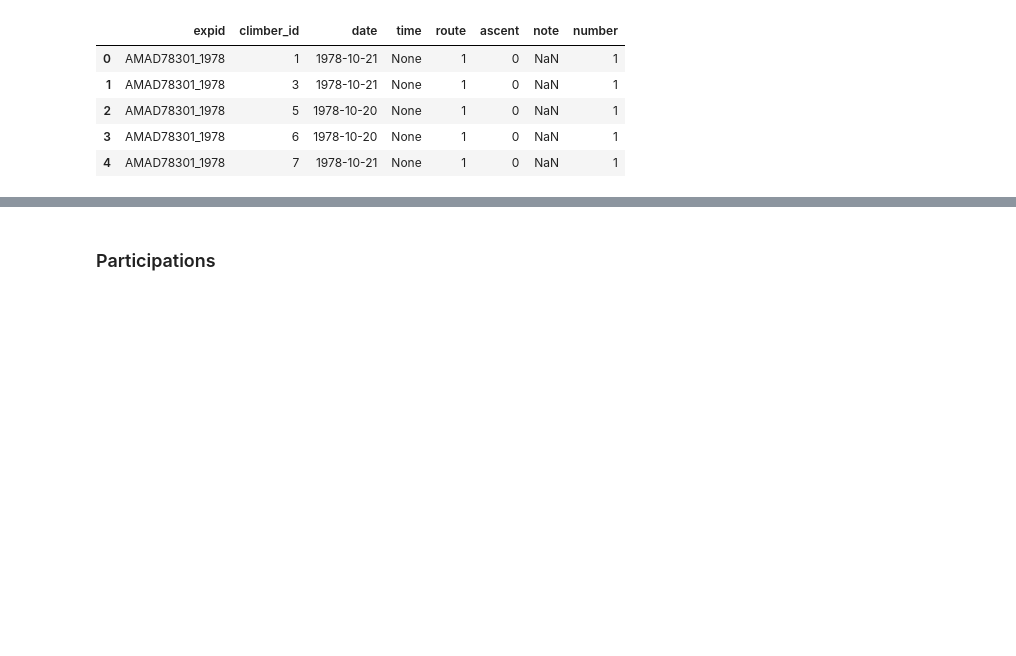
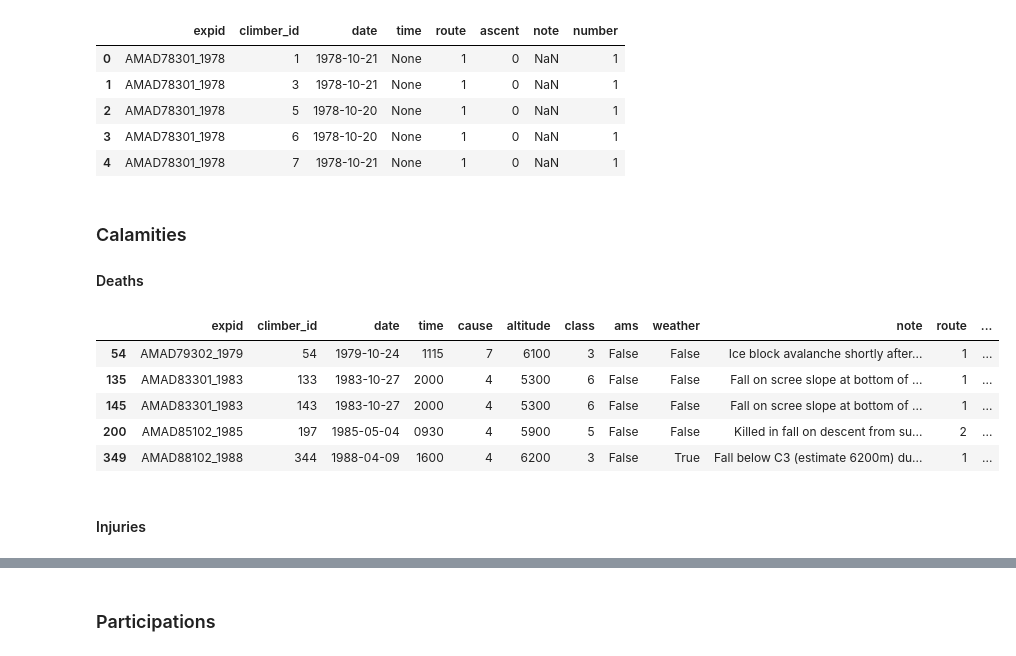
Before and after one commit to bastien-winant/himalayan-db-ingest, a Jupyter notebook: scripts/members.ipynb, the cells around one changed output, grey strips where cells are left out. Drawn from its saved outputs; the diff is of its cells as text; code cells hidden in the pictures; blank space fills up the shorter version.

Commit message:
climber calamities table

```diff
--- a/scripts/members.ipynb
+++ b/scripts/members.ipynb
@@ -96,3 +98,27 @@ df = df.drop(
 	['msmtdate1', 'msmttime1', 'mroute1', 'mascent1', 'msmtnote1', 'msmtdate2', 'msmttime2', 'mroute2', 'mascent2', 'msmtnote2',
 	 'msmtdate3', 'msmttime3', 'mroute3', 'mascent3', 'msmtnote3'], axis=1)\
 	.drop_duplicates()
+# %% [markdown]
+### Calamities
+#### Deaths
+# %%
+df_deaths = df.loc[
+	df.death,
+	['expid', 'climber_id', 'death', 'deathdate', 'deathtime', 'deathtype', 'deathhgtm', 'deathclass', 'ams', 'weather',
+	 'deathnote', 'deathrte']]\
+	.drop('death', axis=1)\
+	.rename({'deathdate': 'date', 'deathtime': 'time', 'deathtype': 'cause', 'deathhgtm': 'altitude', 'deathclass': 'class',
+					 'deathnote': 'note', 'deathrte': 'route'}, axis=1)
+df_deaths['type'] = 'death'
+df_deaths.route = float_to_int(df_deaths.route)
+# %%
+df_deaths.head()
+# %% [output]
+|  | expid | climber_id | date | time | cause | altitude | class | ams | weather | note | route | ... |
+| 54 | AMAD79302_1979 | 54 | 1979-10-24 | 1115 | 7 | 6100 | 3 | False | False | Ice block avalanche shortly after... | 1 | ... |
+| 135 | AMAD83301_1983 | 133 | 1983-10-27 | 2000 | 4 | 5300 | 6 | False | False | Fall on scree slope at bottom of ... | 1 | ... |
+| 145 | AMAD83301_1983 | 143 | 1983-10-27 | 2000 | 4 | 5300 | 6 | False | False | Fall on scree slope at bottom of ... | 1 | ... |
+| 200 | AMAD85102_1985 | 197 | 1985-05-04 | 0930 | 4 | 5900 | 5 | False | False | Killed in fall on descent from su... | 2 | ... |
+| 349 | AMAD88102_1988 | 344 | 1988-04-09 | 1600 | 4 | 6200 | 3 | False | True | Fall below C3 (estimate 6200m) du... | 1 | ... |
+# %% [markdown]
+#### Injuries
```
Also changed, not shown: parts of 11 cells of this notebook.
